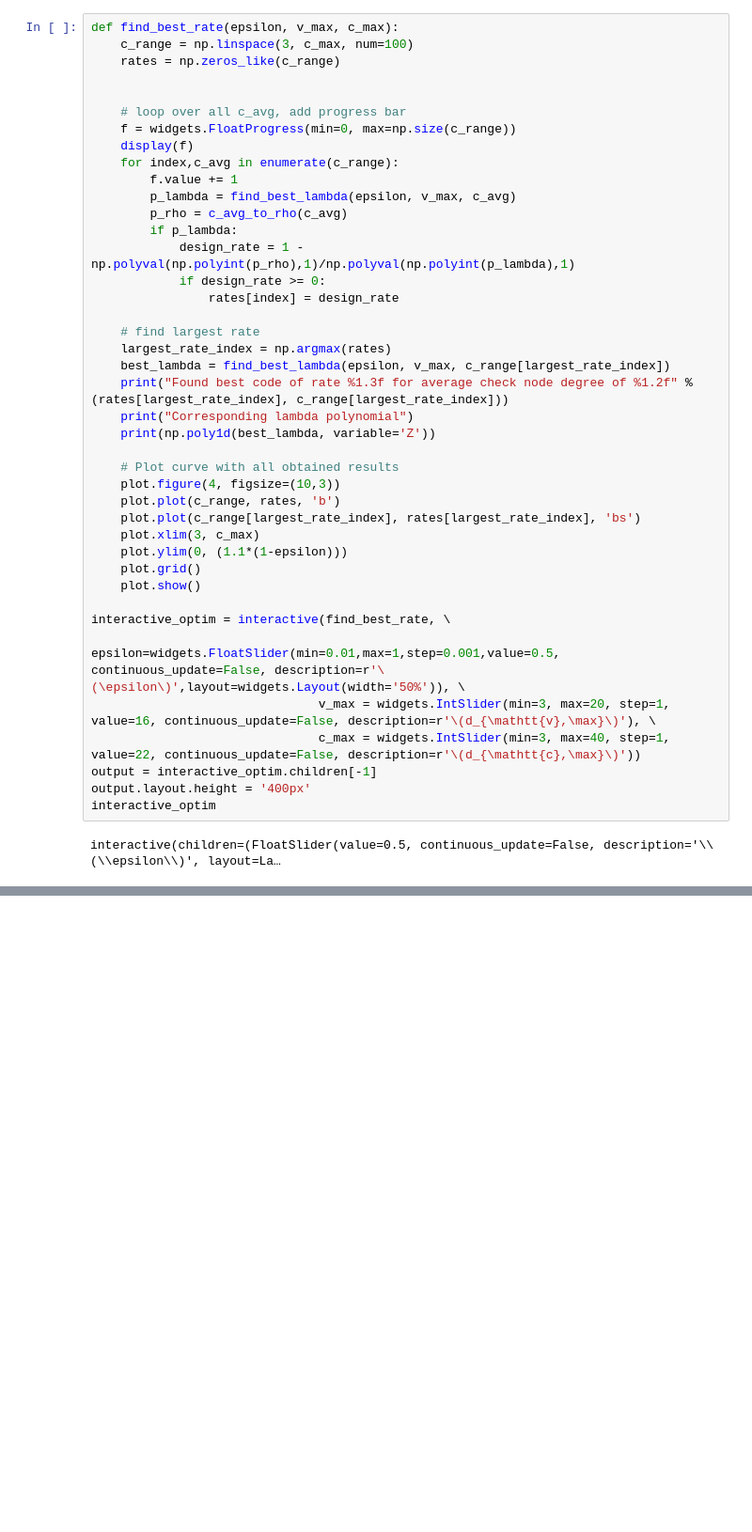
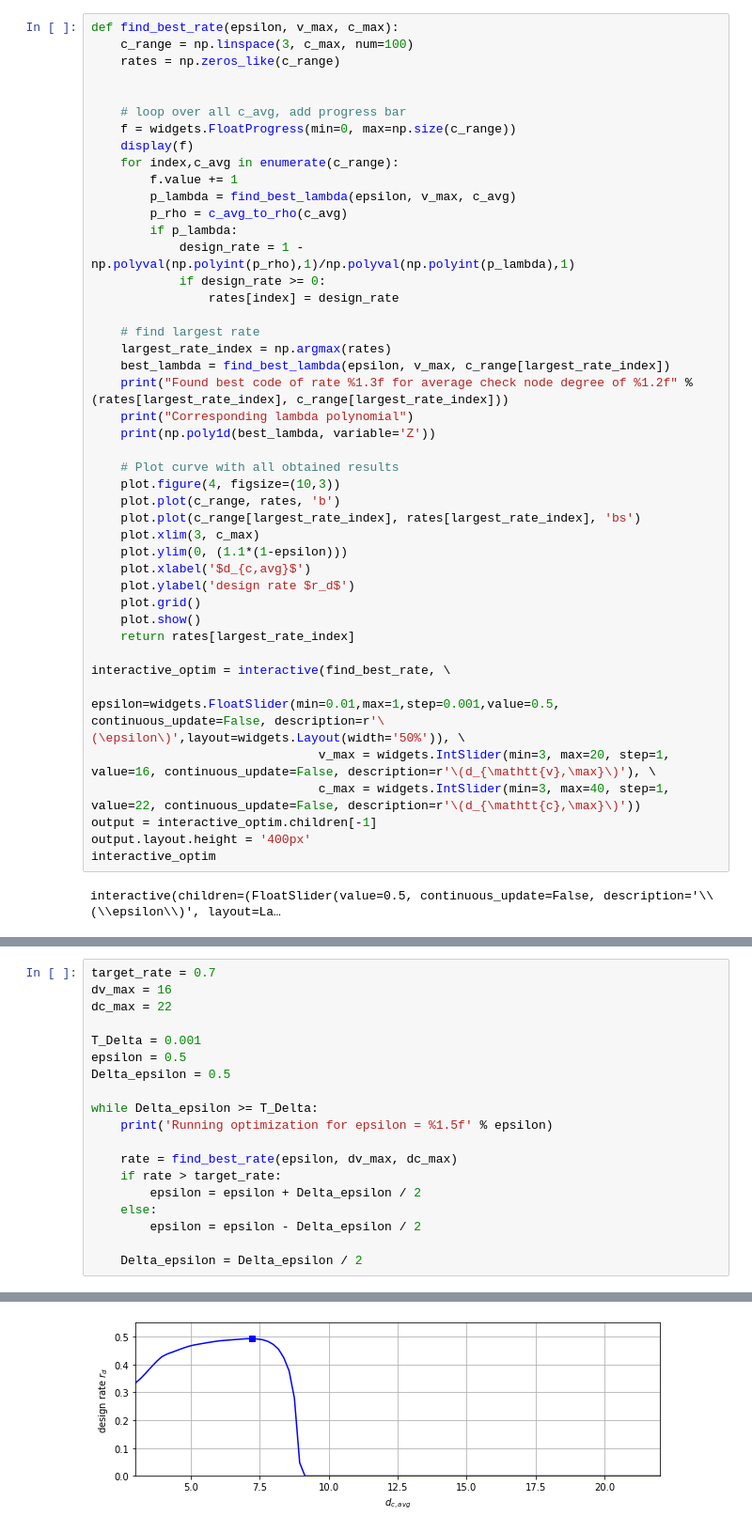
Before and after one commit to kit-cel/lecture-examples, a Jupyter notebook: cc2/ch5_LDPC_Analysis/LDPC_Optimization_BEC.ipynb, the cells around one changed output, grey strips where cells are left out. Shown at 94% size. Saved outputs shown, nothing was run; the diff lists cells and outputs as text; blank space fills up the shorter version.

```diff
--- a/cc2/ch5_LDPC_Analysis/LDPC_Optimization_BEC.ipynb
+++ b/cc2/ch5_LDPC_Analysis/LDPC_Optimization_BEC.ipynb
@@ -164,8 +164,11 @@ def find_best_rate(epsilon, v_max, c_max):
     plot.plot(c_range[largest_rate_index], rates[largest_rate_index], 'bs')
     plot.xlim(3, c_max)
     plot.ylim(0, (1.1*(1-epsilon)))
+    plot.xlabel('$d_{c,avg}$')
+    plot.ylabel('design rate $r_d$')
     plot.grid()
     plot.show()
+    return rates[largest_rate_index]
 
 interactive_optim = interactive(find_best_rate, \
                                epsilon=widgets.FloatSlider(min=0.01,max=1,step=0.001,value=0.5, continuous_update=False, description=r'\(\epsilon\)',layout=widgets.Layout(width='50%')), \
@@ -178,0 +184,20 @@ interactive(children=(FloatSlider(value=0.5, continuous_update=False, descriptio
+# %%
+target_rate = 0.7
+dv_max = 16
+dc_max = 22
+
+T_Delta = 0.001
+epsilon = 0.5
+Delta_epsilon = 0.5
+
+while Delta_epsilon >= T_Delta:
+    print('Running optimization for epsilon = %1.5f' % epsilon)
+
+    rate = find_best_rate(epsilon, dv_max, dc_max)
+    if rate > target_rate:
+        epsilon = epsilon + Delta_epsilon / 2
+    else:
+        epsilon = epsilon - Delta_epsilon / 2
+
+    Delta_epsilon = Delta_epsilon / 2
+# %% [output]
@@ -178,0 +209 @@ interactive(children=(FloatSlider(value=0.5, continuous_update=False, descriptio
+[figure, added]
```
Also changed, not shown: parts of 3 cells of this notebook, 2 other files.
